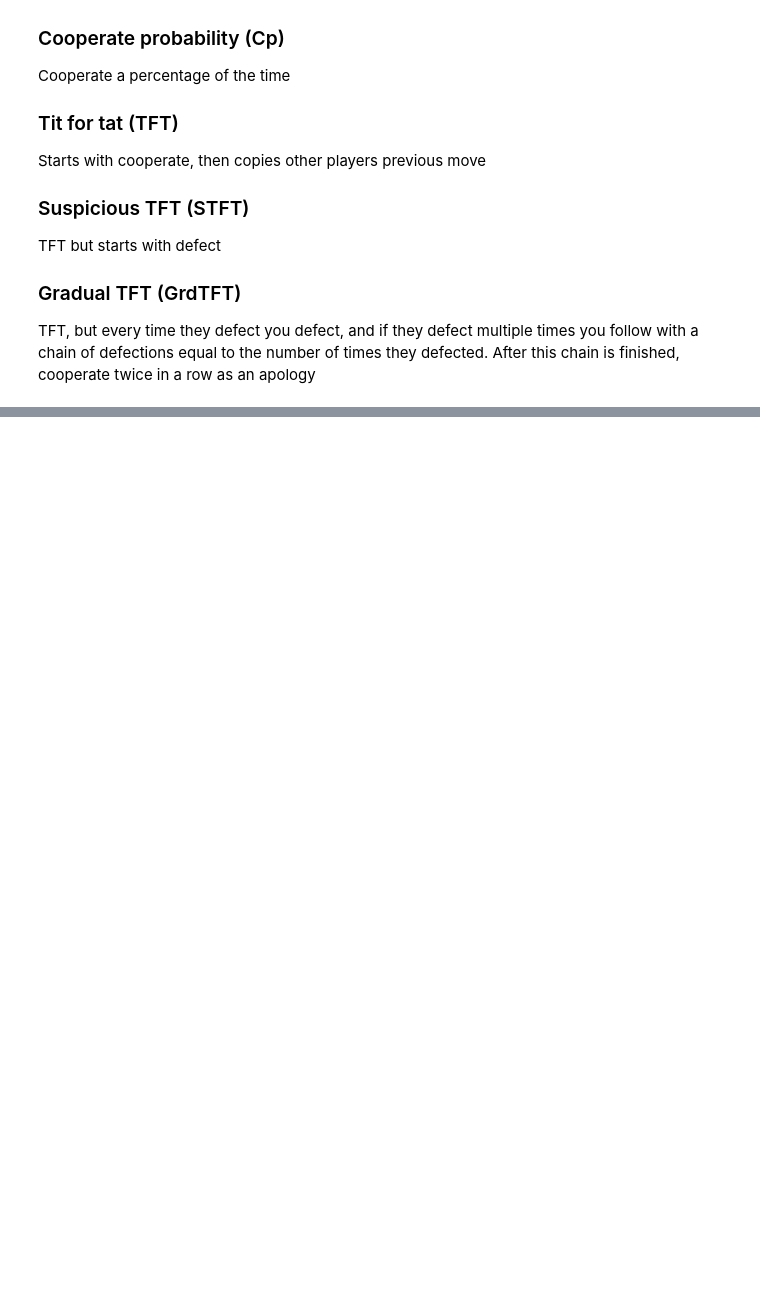
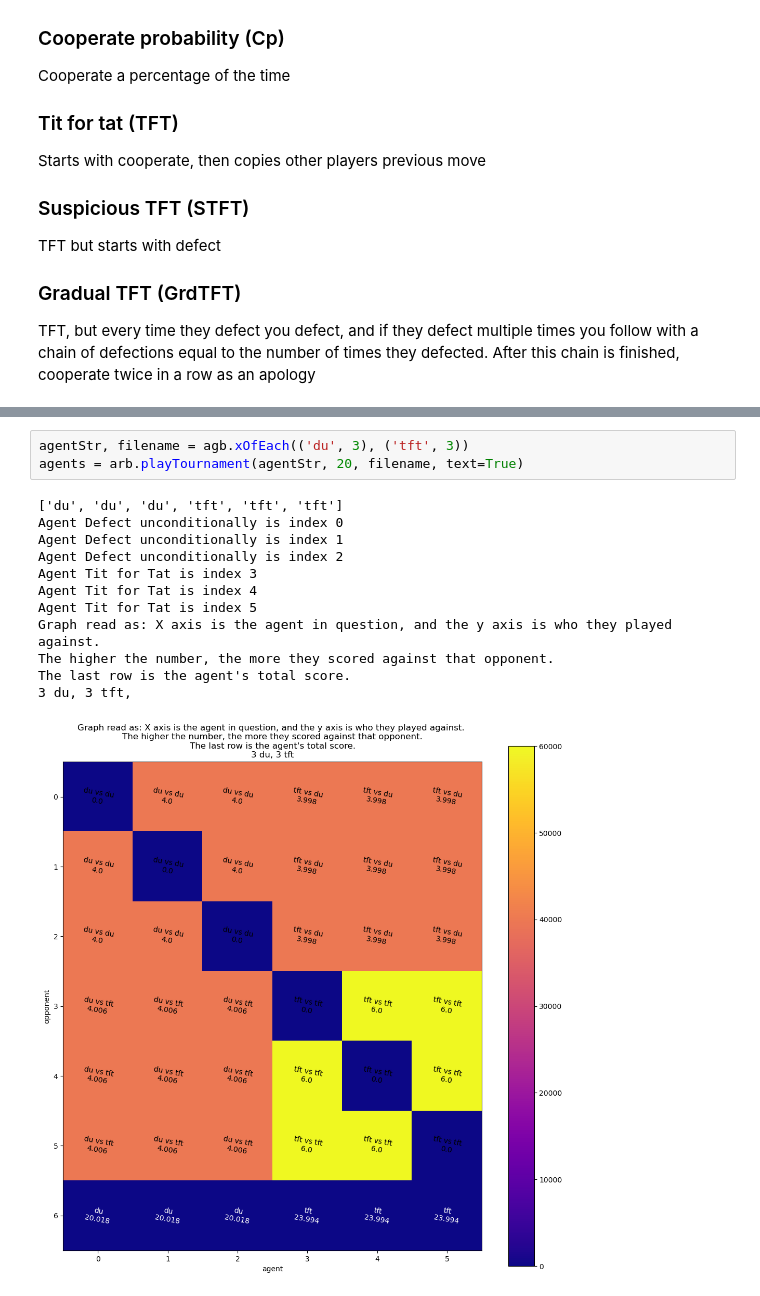
Before and after one commit to sebastianwied/GameTheory, a Jupyter notebook: PrisonersDilemma.ipynb, the cells around one changed output, grey strips where cells are left out. Cells and saved outputs as stored; diff of their text form; blank space fills up the shorter version.

```diff
--- a/PrisonersDilemma.ipynb
+++ b/PrisonersDilemma.ipynb
@@ -189,0 +295,16 @@ plt.colorbar()
+# %%
+agentStr, filename = agb.xOfEach(('du', 3), ('tft', 3))
+agents = arb.playTournament(agentStr, 20, filename, text=True)
+# %% [output]
+['du', 'du', 'du', 'tft', 'tft', 'tft']
+Agent Defect unconditionally is index 0
+Agent Defect unconditionally is index 1
+Agent Defect unconditionally is index 2
+Agent Tit for Tat is index 3
+Agent Tit for Tat is index 4
+Agent Tit for Tat is index 5
+Graph read as: X axis is the agent in question, and the y axis is who they played against.
+The higher the number, the more they scored against that opponent.
+The last row is the agent's total score.
+3 du, 3 tft,
+[figure, added]
```
Also changed, not shown: parts of 10 cells of this notebook, 5 other files.
